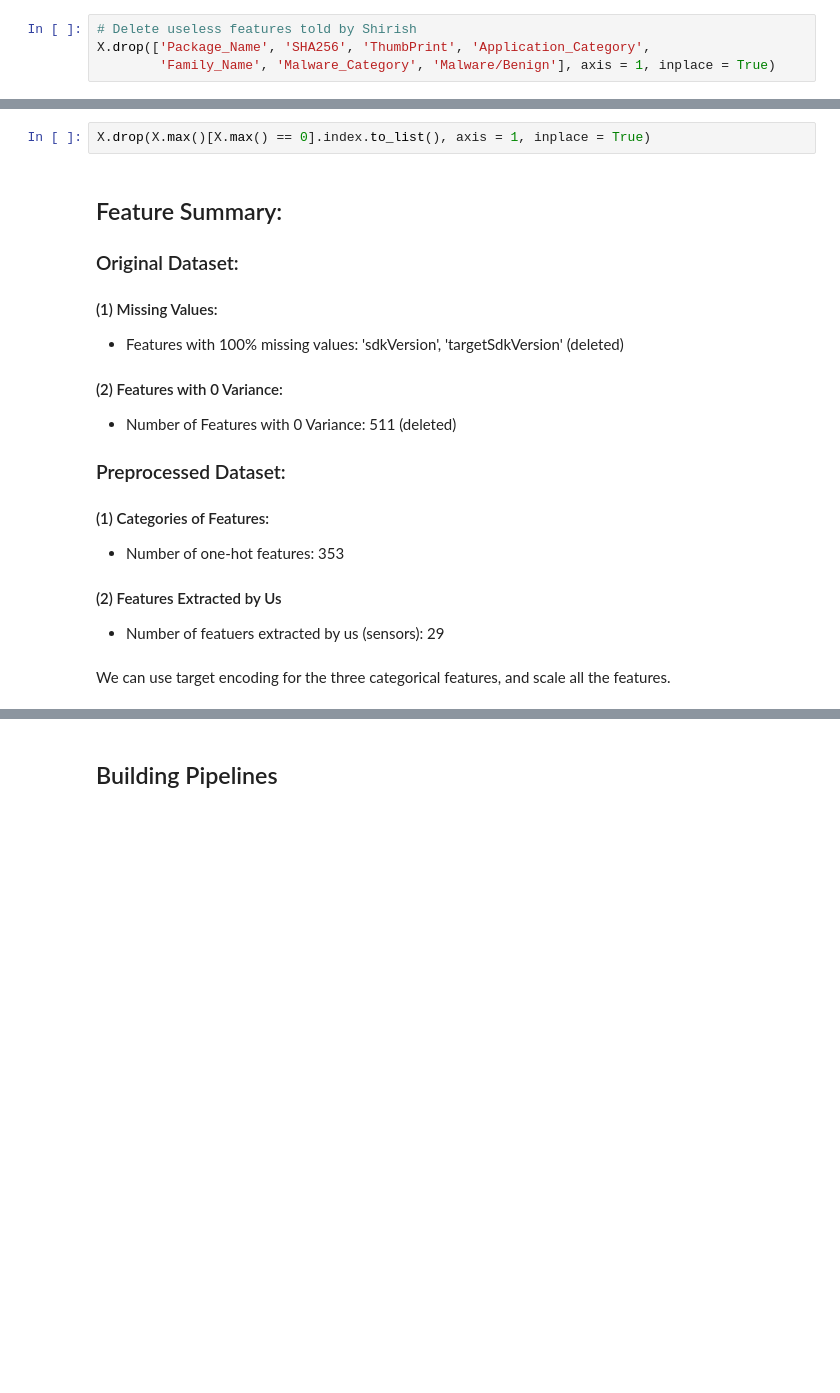
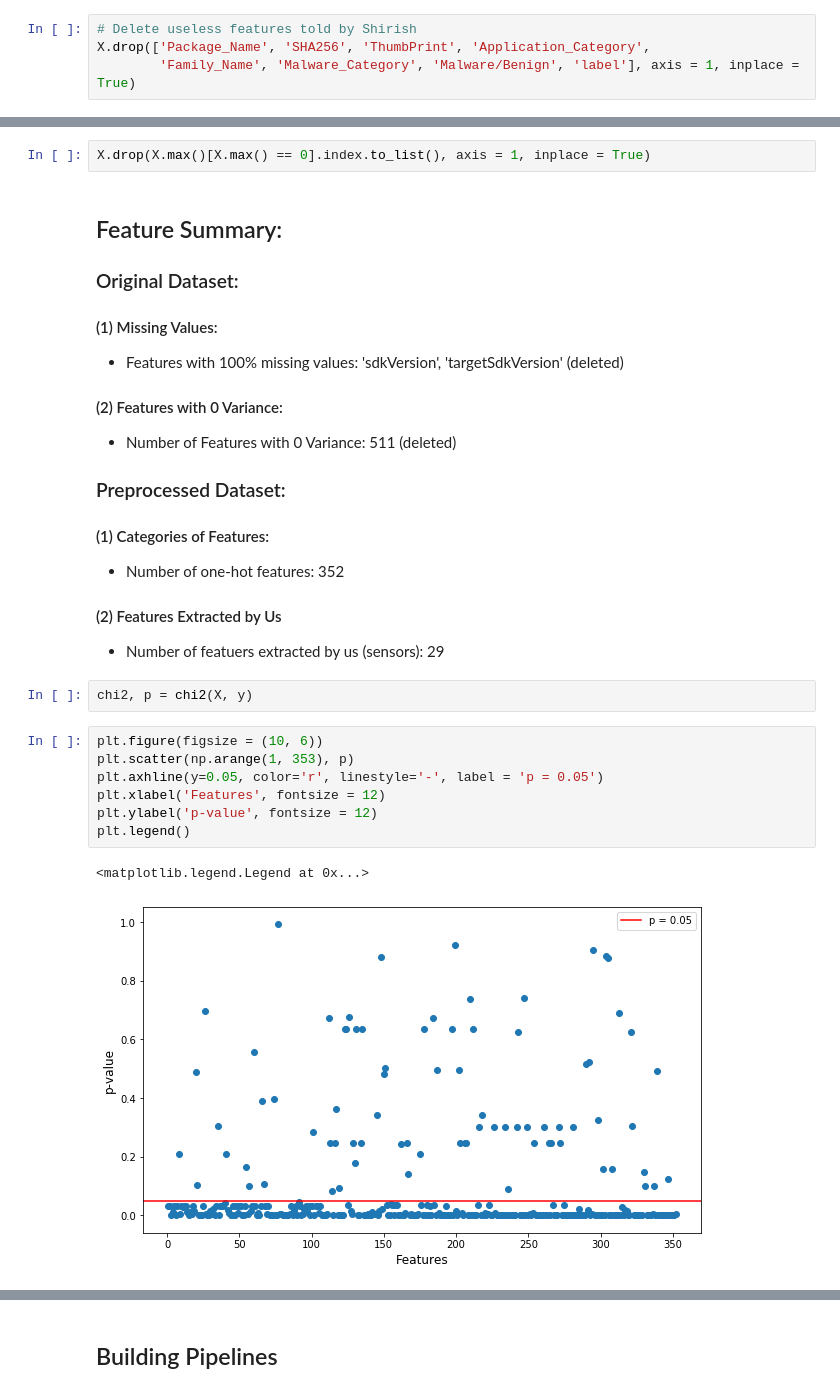
Before and after one commit to Programming-Systems-Lab/Capstone-2, a Jupyter notebook: Model Training/Train Models.ipynb, the cells around one changed output, grey strips where cells are left out. Cells and saved outputs as stored; diff of their text form; blank space fills up the shorter version.

```diff
--- a/Model Training/Train Models.ipynb
+++ b/Model Training/Train Models.ipynb
@@ -8,7 +9,7 @@ y = pd.read_csv('Labels.csv')
 # %%
 # Delete useless features told by Shirish
 X.drop(['Package_Name', 'SHA256', 'ThumbPrint', 'Application_Category',
-        'Family_Name', 'Malware_Category', 'Malware/Benign'], axis = 1, inplace = True)
+        'Family_Name', 'Malware_Category', 'Malware/Benign', 'label'], axis = 1, inplace = True)
 # %% [markdown]
 ## Feature Exploration
 # %% [markdown]
@@ -68,10 +69,20 @@ X.drop(X.max()[X.max() == 0].index.to_list(), axis = 1, inplace = True)
 ### Preprocessed Dataset:
 
 #### (1) Categories of Features:
-  + Number of one-hot features: 353
+  + Number of one-hot features: 352
 
 
 #### (2) Features Extracted by Us
   + Number of featuers extracted by us (sensors): 29
-# %% [markdown]
-We can use target encoding for the three categorical features, and scale all the features.
+# %%
+chi2, p = chi2(X, y)
+# %%
+plt.figure(figsize = (10, 6))
+plt.scatter(np.arange(1, 353), p)
+plt.axhline(y=0.05, color='r', linestyle='-', label = 'p = 0.05')
+plt.xlabel('Features', fontsize = 12)
+plt.ylabel('p-value', fontsize = 12)
+plt.legend()
+# %% [output]
+<matplotlib.legend.Legend at 0x...>
+[figure, added]
```
Also changed, not shown: parts of 8 cells of this notebook, 1 other file.
